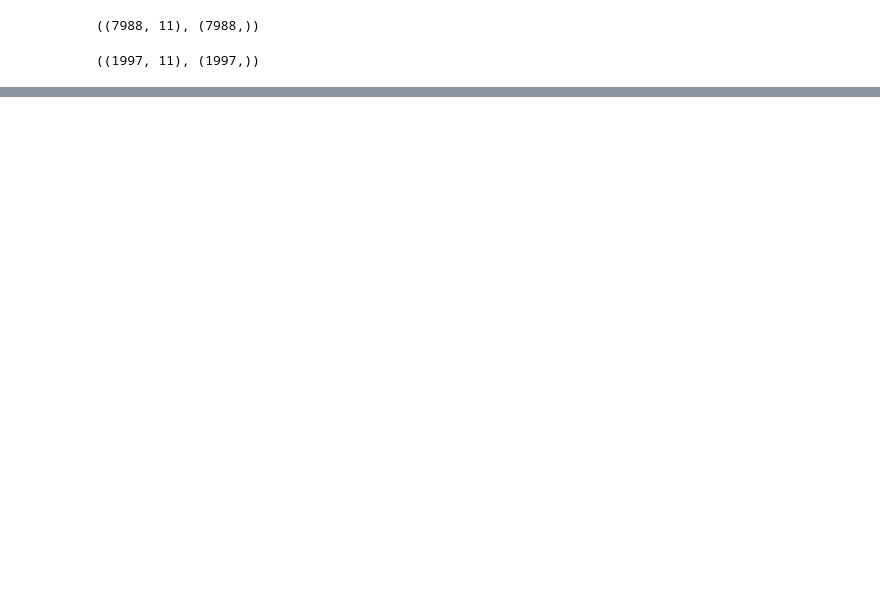
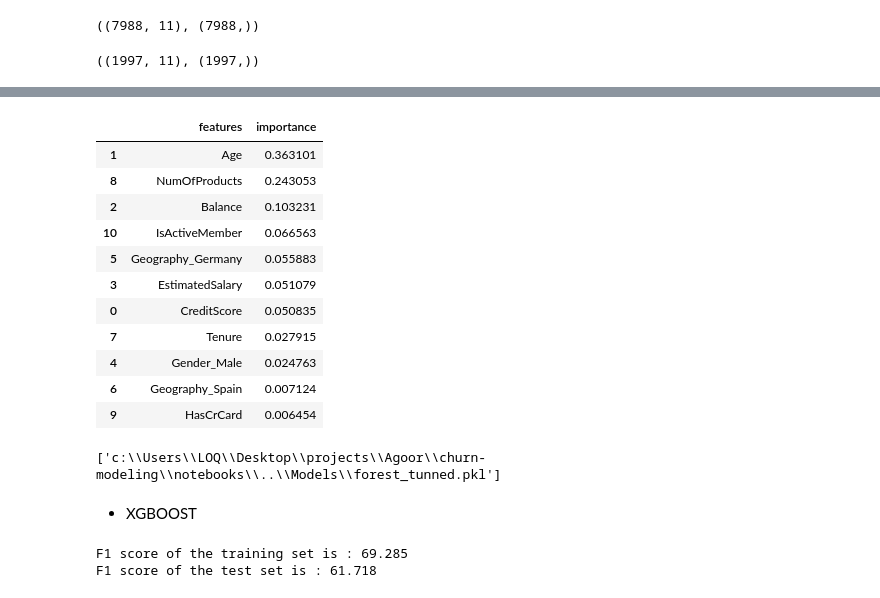
Before and after one commit to Zeyadelgabbas/churn-detection, a Jupyter notebook: notebooks/trial.ipynb, the cells around one changed output, grey strips where cells are left out. Saved outputs shown, nothing was run; the diff lists cells and outputs as text; code cells hidden in the pictures; blank space fills up the shorter version.

```diff
--- a/notebooks/trial.ipynb
+++ b/notebooks/trial.ipynb
@@ -284,0 +387,12 @@ array(['numerical__CreditScore', 'numerical__Age', 'numerical__Balance',
+# %%
+forest_clf = RandomForestClassifier(n_estimators=150,max_depth=5,random_state=42,class_weight=class_weights)
+forest_clf.fit(X_train_processed,y_train)
+
+y_pred_train = forest_clf.predict(X_train_processed)
+y_pred_test = forest_clf.predict(X_test_processed)
+
+score_train = f1_score(y_train,y_pred_train)
+score_test = f1_score(y_test,y_pred_test)
+
+print(f"F1 score of the training set is : {score_train*100:.3f}")
+print(f"F1 score of the training set is : {score_test*100:.3f}")
@@ -284,0 +524,10 @@ array(['numerical__CreditScore', 'numerical__Age', 'numerical__Balance',
+# %%
+forest_base = RandomForestClassifier(n_estimators=150,max_depth=5,random_state=42,class_weight=class_weights)
+
+params_tunning = {
+    'n_estimators' : np.arange(50,400,40),
+    'max_depth' : np.arange(6,18,2)
+}
+
+grid_search=GridSearchCV(estimator=forest_base,param_grid=params_tunning,cv=5,n_jobs=-1,verbose=2,scoring='f1')
+grid_search.fit(X_train_processed,y_train)
@@ -284,0 +550,11 @@ array(['numerical__CreditScore', 'numerical__Age', 'numerical__Balance',
+# %%
+forest_tunned = grid_search.best_estimator_
+
+y_pred_train = forest_tunned.predict(X_train_processed)
+y_pred_test = forest_tunned.predict(X_test_processed)
+
+score_train = f1_score(y_train,y_pred_train)
+score_test = f1_score(y_test,y_pred_test)
+
+print(f"F1 score of the training set is : {score_train*100:.3f}")
+print(f"F1 score of the test set is : {score_test*100:.3f}")
@@ -284,0 +564,3 @@ array(['numerical__CreditScore', 'numerical__Age', 'numerical__Balance',
+# %%
+feature_names = [name.split('__')[1] for name in preprocessor.get_feature_names_out()]
+feature_names
@@ -284,0 +579,41 @@ array(['numerical__CreditScore', 'numerical__Age', 'numerical__Balance',
+# %%
+feature_importance = pd.DataFrame(
+    {'features' : feature_names ,
+    'importance':forest_tunned.feature_importances_
+    }).sort_values('importance',ascending=False)
+feature_importance
+# %% [output]
+|  | features | importance |
+| 1 | Age | 0.363101 |
+| 8 | NumOfProducts | 0.243053 |
+| 2 | Balance | 0.103231 |
+| 10 | IsActiveMember | 0.066563 |
+| 5 | Geography_Germany | 0.055883 |
+| 3 | EstimatedSalary | 0.051079 |
+| 0 | CreditScore | 0.050835 |
+| 7 | Tenure | 0.027915 |
+| 4 | Gender_Male | 0.024763 |
+| 6 | Geography_Spain | 0.007124 |
+| 9 | HasCrCard | 0.006454 |
+# %%
+joblib.dump(forest_tunned,filename=os.path.join(MODELS_FOLDER_PATH,'forest_tunned.pkl'))
+# %% [output]
+['c:\\Users\\LOQ\\Desktop\\projects\\Agoor\\churn-modeling\\notebooks\\..\\Models\\forest_tunned.pkl']
+# %% [markdown]
+* XGBOOST
+# %%
+xgb_clf = xgb.XGBClassifier(objective="binary:logistic",max_depth = 5,
+                             learning_rate =0.1 , random_state = 42 , n_estimators = 150)
+
+xgb_clf.fit(X_train_processed,y_train)
+y_pred_train = xgb_clf.predict(X_train_processed)
+y_pred_test = xgb_clf.predict(X_test_processed)
+
+score_train = f1_score(y_train,y_pred_train)
+score_test = f1_score(y_test,y_pred_test)
+
+print(f"F1 score of the training set is : {score_train*100:.3f}")
+print(f"F1 score of the test set is : {score_test*100:.3f}")
+# %% [output]
+F1 score of the training set is : 69.285
+F1 score of the test set is : 61.718
```
Also changed, not shown: parts of 44 cells of this notebook, 7 other files.
